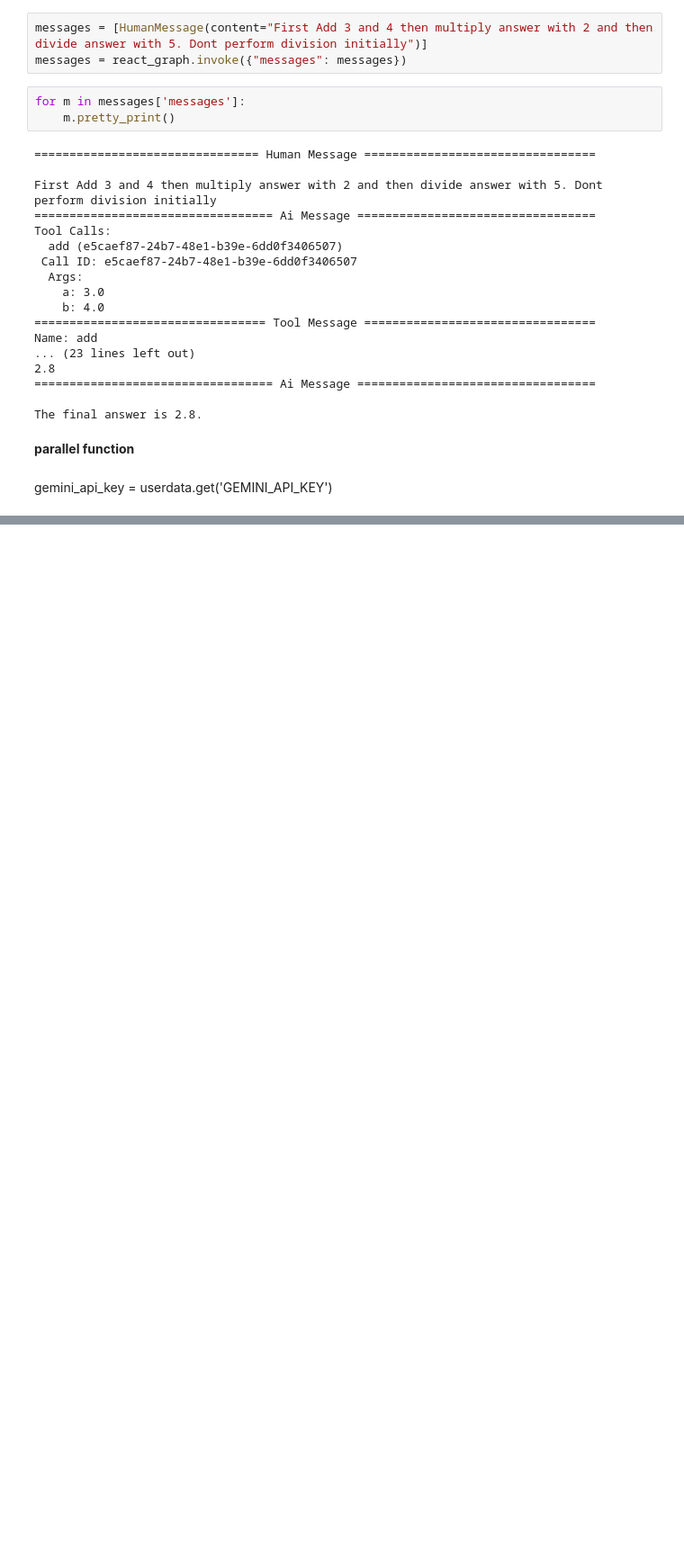
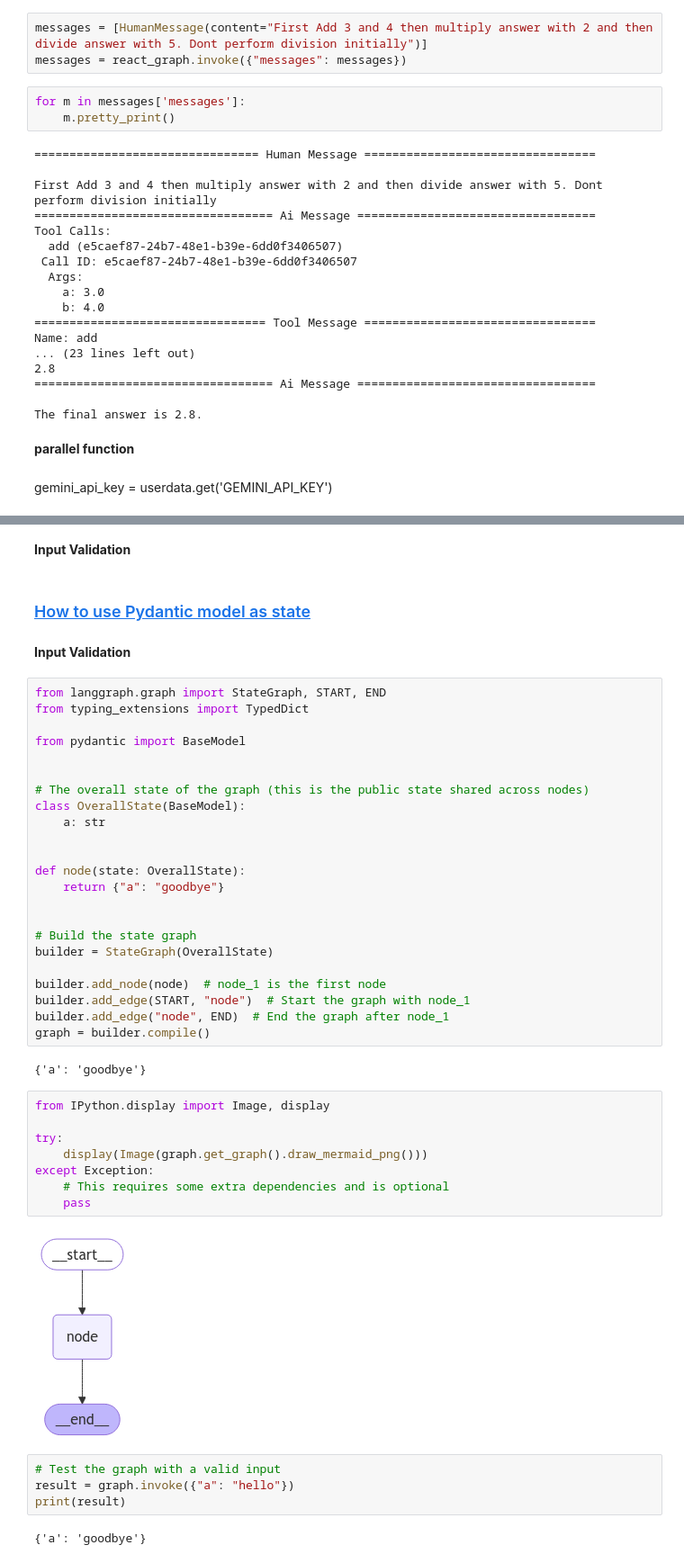
Before and after one commit to raheelam98/LangGraph, a Jupyter notebook: fundamentals.ipynb, the cells around one changed output, grey strips where cells are left out. Shown at 90% size. Cells and saved outputs as stored; diff of their text form; blank space fills up the shorter version.

```diff
--- a/fundamentals.ipynb
+++ b/fundamentals.ipynb
@@ -358,0 +357,47 @@ TypeError: 'RunnableBinding' object is not callable
+# %% [markdown]
+**Input Validation**
+# %% [markdown]
+### [How to use Pydantic model as state](https://langchain-ai.github.io/langgraph/how-tos/state-model/#setup)
+# %% [markdown]
+**Input Validation**
+# %%
+from langgraph.graph import StateGraph, START, END
+from typing_extensions import TypedDict
+
+from pydantic import BaseModel
+
+
+# The overall state of the graph (this is the public state shared across nodes)
+class OverallState(BaseModel):
+    a: str
+
+
+def node(state: OverallState):
+    return {"a": "goodbye"}
+
+
+# Build the state graph
+builder = StateGraph(OverallState)
+
+builder.add_node(node)  # node_1 is the first node
+builder.add_edge(START, "node")  # Start the graph with node_1
+builder.add_edge("node", END)  # End the graph after node_1
+graph = builder.compile()
+# %% [output]
+{'a': 'goodbye'}
+# %%
+from IPython.display import Image, display
+
+try:
+    display(Image(graph.get_graph().draw_mermaid_png()))
+except Exception:
+    # This requires some extra dependencies and is optional
+    pass
+# %% [output]
+[figure, added]
+# %%
+# Test the graph with a valid input
+result = graph.invoke({"a": "hello"})
+print(result)
+# %% [output]
+{'a': 'goodbye'}
```
Also changed, not shown: parts of 7 cells of this notebook.
